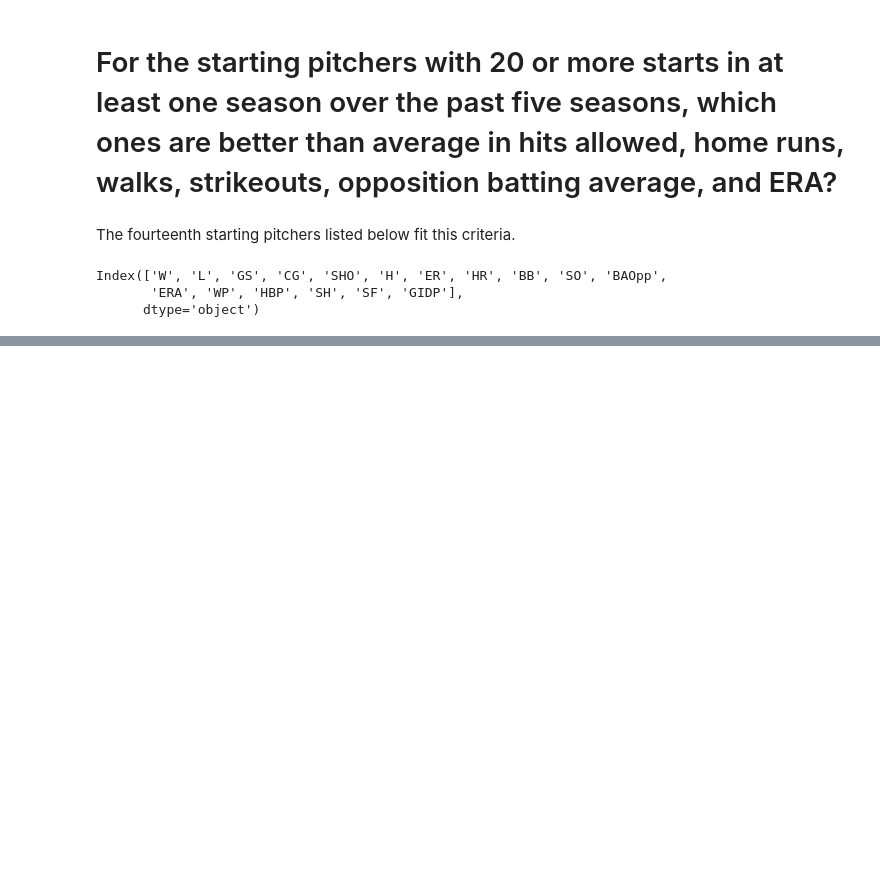
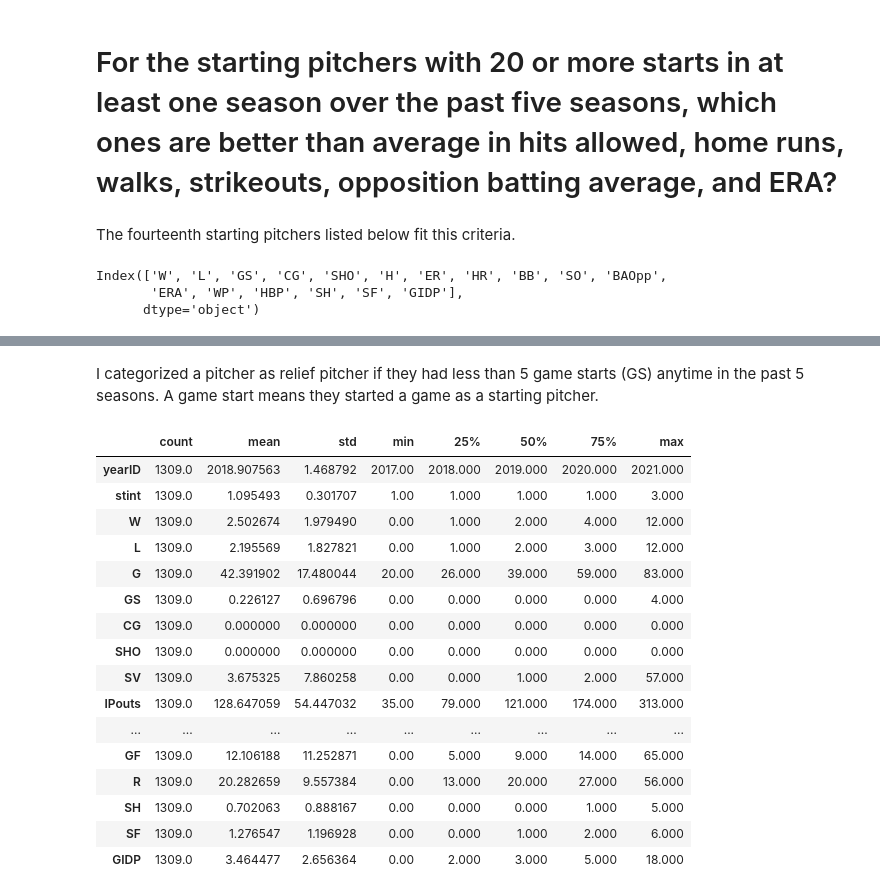
Before and after one commit to dw943893/baseball_predictor, a Jupyter notebook: CAP_EDA.ipynb, the cells around one changed output, grey strips where cells are left out. Saved outputs shown, nothing was run; the diff lists cells and outputs as text; code cells hidden in the pictures; blank space fills up the shorter version.

```diff
--- a/CAP_EDA.ipynb
+++ b/CAP_EDA.ipynb
@@ -628,2 +645,4 @@ KeyError: 'yearID'
+# %% [markdown]
+I categorized a pitcher as relief pitcher if they had less than 5 game starts (GS) anytime in the past 5 seasons. A game start means they started a game as a starting pitcher.
 # %%
 pitching_2017_relief = pitching_2017[pitching_2017["GS"] < 5]
@@ -629,0 +651,20 @@ pitching_2017_relief = pitching_2017[pitching_2017["GS"] < 5]
+# %%
+pitching_2017_relief_20games.describe().T
+# %% [output]
+|  | count | mean | std | min | 25% | 50% | 75% | max |
+| yearID | 1309.0 | 2018.907563 | 1.468792 | 2017.00 | 2018.000 | 2019.000 | 2020.000 | 2021.000 |
+| stint | 1309.0 | 1.095493 | 0.301707 | 1.00 | 1.000 | 1.000 | 1.000 | 3.000 |
+| W | 1309.0 | 2.502674 | 1.979490 | 0.00 | 1.000 | 2.000 | 4.000 | 12.000 |
+| L | 1309.0 | 2.195569 | 1.827821 | 0.00 | 1.000 | 2.000 | 3.000 | 12.000 |
+| G | 1309.0 | 42.391902 | 17.480044 | 20.00 | 26.000 | 39.000 | 59.000 | 83.000 |
+| GS | 1309.0 | 0.226127 | 0.696796 | 0.00 | 0.000 | 0.000 | 0.000 | 4.000 |
+| CG | 1309.0 | 0.000000 | 0.000000 | 0.00 | 0.000 | 0.000 | 0.000 | 0.000 |
+| SHO | 1309.0 | 0.000000 | 0.000000 | 0.00 | 0.000 | 0.000 | 0.000 | 0.000 |
+| SV | 1309.0 | 3.675325 | 7.860258 | 0.00 | 0.000 | 1.000 | 2.000 | 57.000 |
+| IPouts | 1309.0 | 128.647059 | 54.447032 | 35.00 | 79.000 | 121.000 | 174.000 | 313.000 |
+| ... | ... | ... | ... | ... | ... | ... | ... | ... |
+| GF | 1309.0 | 12.106188 | 11.252871 | 0.00 | 5.000 | 9.000 | 14.000 | 65.000 |
+| R | 1309.0 | 20.282659 | 9.557384 | 0.00 | 13.000 | 20.000 | 27.000 | 56.000 |
+| SH | 1309.0 | 0.702063 | 0.888167 | 0.00 | 0.000 | 0.000 | 1.000 | 5.000 |
+| SF | 1309.0 | 1.276547 | 1.196928 | 0.00 | 0.000 | 1.000 | 2.000 | 6.000 |
+| GIDP | 1309.0 | 3.464477 | 2.656364 | 0.00 | 2.000 | 3.000 | 5.000 | 18.000 |
```
Also changed, not shown: parts of 20 cells of this notebook.
